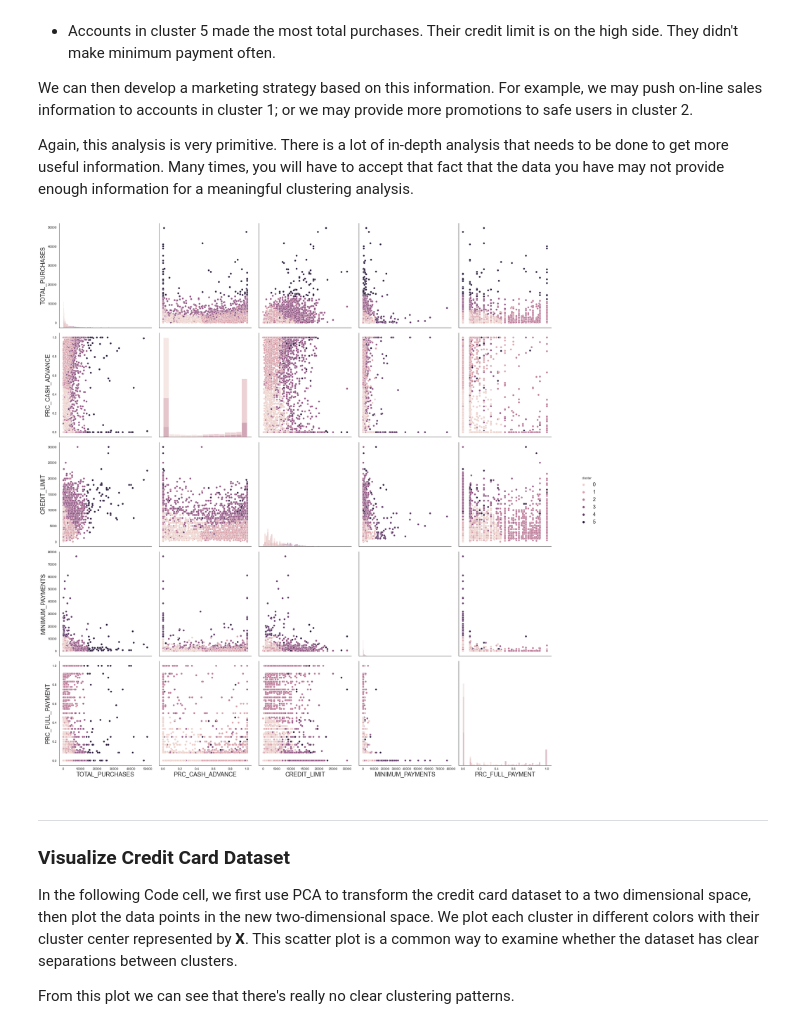
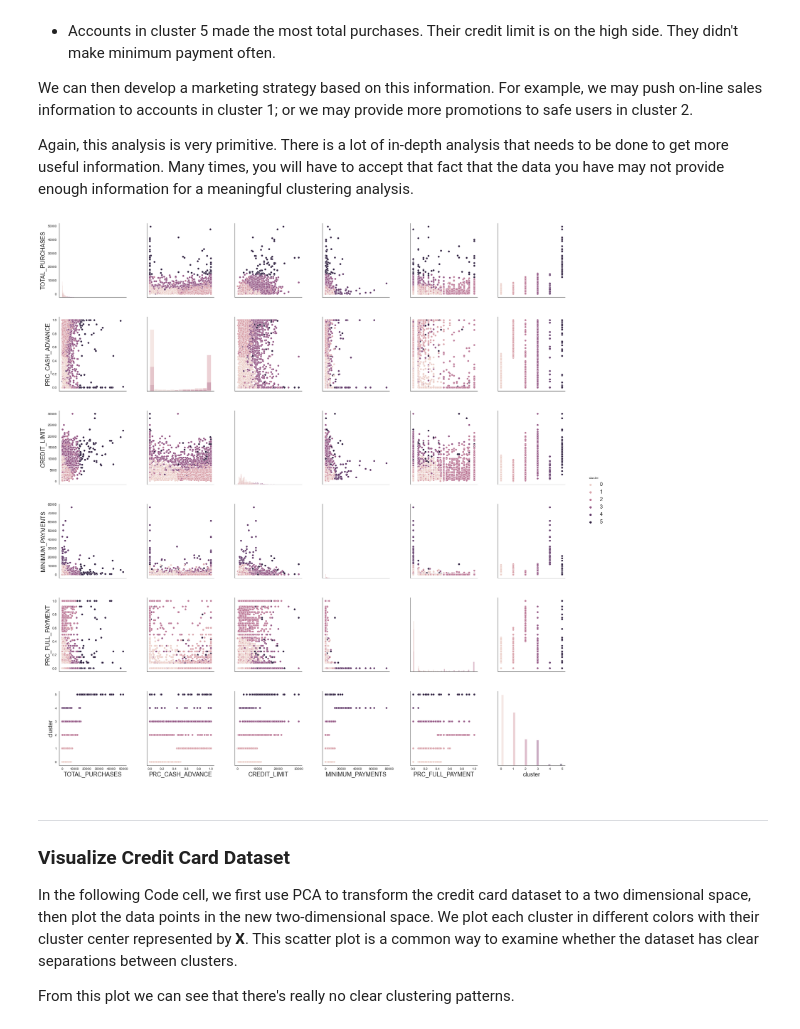
Before and after one commit to zllu2/iMSA_577, a Jupyter notebook: lessons/Module7/notebooks/intro2km_case.ipynb, the cells around one changed output. Cells and saved outputs as stored; diff of their text form; code cells hidden in the pictures.

```diff
--- a/lessons/Module7/notebooks/intro2km_case.ipynb
+++ b/lessons/Module7/notebooks/intro2km_case.ipynb
@@ -211,10 +211,10 @@ We can then develop a marketing strategy based on this information. For example,
 Again, this analysis is very primitive. There is a lot of in-depth analysis that needs to be done to get more useful information. Many times, you will have to accept that fact that the data you have may not provide enough information for a meaningful clustering analysis.
 # %%
 df_cc['cluster'] = y_pred
-grid = sns.pairplot( df_cc, hue="cluster", diag_kind='hist')
+grid = sns.pairplot( df_cc, vars=df_cc.columns, hue="cluster", diag_kind='hist')
 grid.fig.set_size_inches(25,25)
 # %% [output]
-[figure, old version]
+[figure, new version]
 # %% [markdown]
 ---
 
```
Also changed, not shown: 24 other files.
